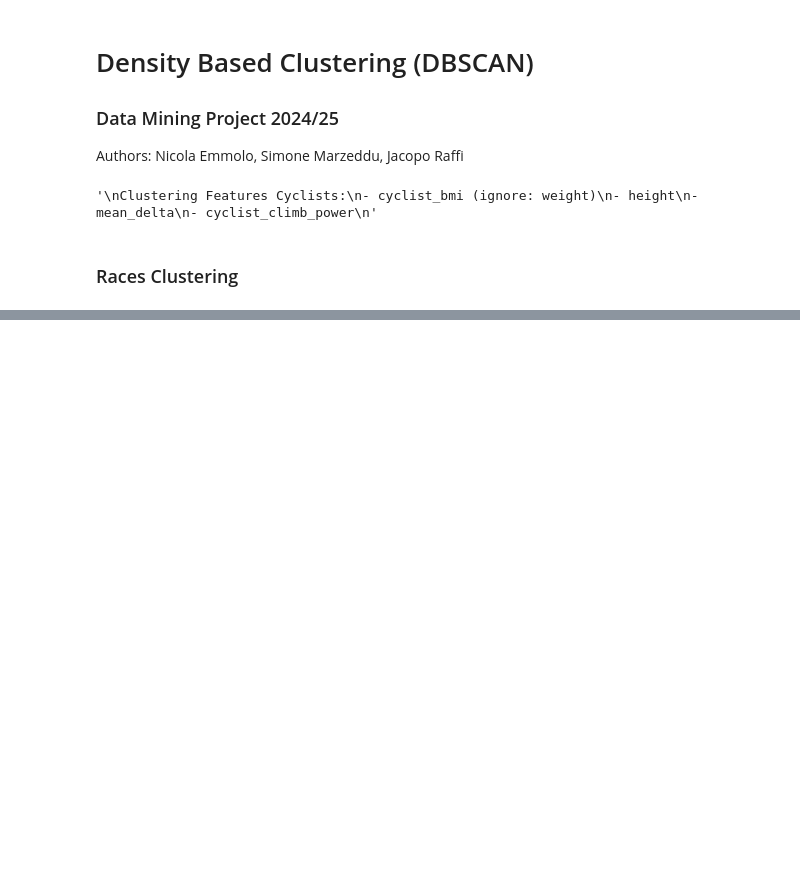
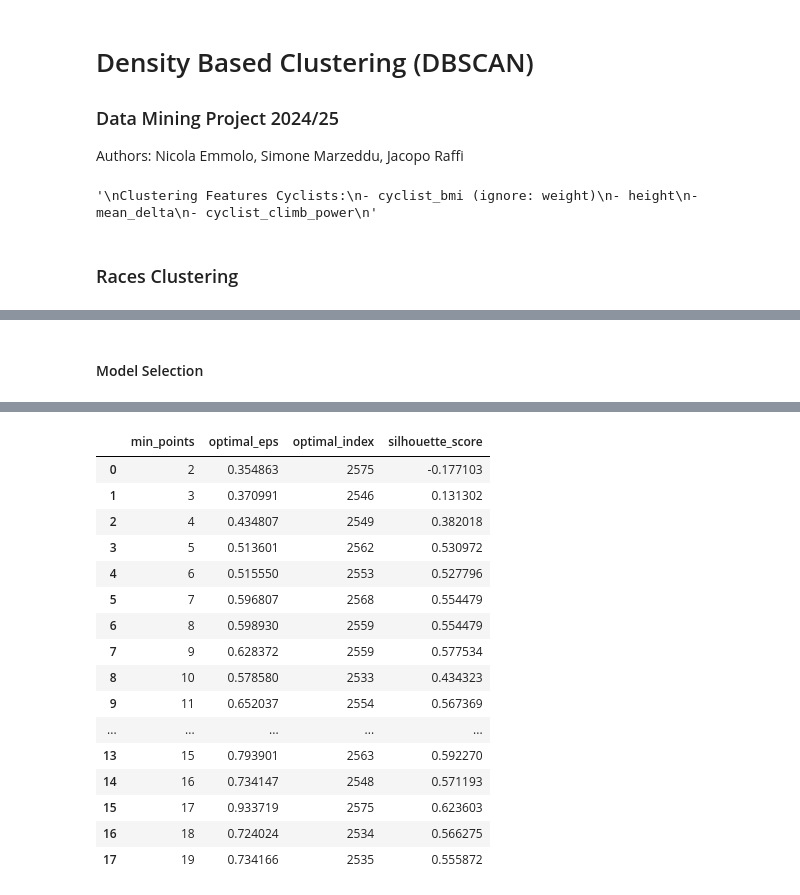
Before and after one commit to JacopoRaffi/DM_Project, a Jupyter notebook: TASK3/density_based_clustering.ipynb, the cells around one changed output, grey strips where cells are left out. Cells and saved outputs as stored; diff of their text form; code cells hidden in the pictures; blank space fills up the shorter version.

```diff
--- a/TASK3/density_based_clustering.ipynb
+++ b/TASK3/density_based_clustering.ipynb
@@ -83,0 +61,59 @@ plt.show()
+# %% [markdown]
+#### Model Selection
+# %%
+dist = squareform(pdist(data_scaled, 'euclidean'))
+min_points = range(2, 20)
+optimal_eps = []
+optimal_index = []
+silhouette_scores = []
+
+
+
+for i, value in enumerate(min_points):
+    k = value - 1 #standard value?
+
+    #print("k = ", k)
+
+    kth_distances = list()
+    for d in dist:
+        index_kth_distance = np.argsort(d)[k]
+        kth_distances.append(d[index_kth_distance])
+
+    sorted_distances = sorted(kth_distances)
+    indices = range(0, len(kth_distances))
+
+    #print("sorted_distances = ", sorted_distances)
+    #print("indices = ", indices)
+
+    # Use the KneeLocator to find the knee point
+    kneedle = KneeLocator(indices, sorted_distances, curve="convex", direction="increasing")
+
+    #print("kneedle.knee = ", kneedle.knee)
+
+    if(kneedle.knee is None):
+        optimal_eps.append(None)  # The y-value at the knee
+        optimal_index.append(None)  # The x-value (index)
+        silhouette_scores.append(None)
+        continue
+
+    # Get the knee (optimal epsilon)
+    optimal_eps.append(sorted_distances[kneedle.knee])  # The y-value at the knee
+    optimal_index.append(kneedle.knee)  # The x-value (index)
+
+    # Apply DBSCAN
+    dbscan = DBSCAN(eps=optimal_eps[i], min_samples=value)
+    clusters = dbscan.fit_predict(data_scaled)
+
+    # Add cluster labels to the data
+    data_for_clustering['cluster'] = clusters
+
+    # Calculate Silhouette
+    silhouette_scores.append(silhouette_score(data_scaled, dbscan.labels_))
+
+
+# Creating the DataFrame
+model_selection_data = {"min_points": min_points, "optimal_eps": optimal_eps, "optimal_index": optimal_index, "silhouette_score": silhouette_scores}
+model_selection_df = pd.DataFrame(model_selection_data)
+
+model_selection_df
+# %% [output]
@@ -83,0 +137,17 @@ plt.show()
+|  | min_points | optimal_eps | optimal_index | silhouette_score |
+| 0 | 2 | 0.354863 | 2575 | -0.177103 |
+| 1 | 3 | 0.370991 | 2546 | 0.131302 |
+| 2 | 4 | 0.434807 | 2549 | 0.382018 |
+| 3 | 5 | 0.513601 | 2562 | 0.530972 |
+| 4 | 6 | 0.515550 | 2553 | 0.527796 |
+| 5 | 7 | 0.596807 | 2568 | 0.554479 |
+| 6 | 8 | 0.598930 | 2559 | 0.554479 |
+| 7 | 9 | 0.628372 | 2559 | 0.577534 |
+| 8 | 10 | 0.578580 | 2533 | 0.434323 |
+| 9 | 11 | 0.652037 | 2554 | 0.567369 |
+| ... | ... | ... | ... | ... |
+| 13 | 15 | 0.793901 | 2563 | 0.592270 |
+| 14 | 16 | 0.734147 | 2548 | 0.571193 |
+| 15 | 17 | 0.933719 | 2575 | 0.623603 |
+| 16 | 18 | 0.724024 | 2534 | 0.566275 |
+| 17 | 19 | 0.734166 | 2535 | 0.555872 |
```
Also changed, not shown: parts of 15 cells of this notebook.
